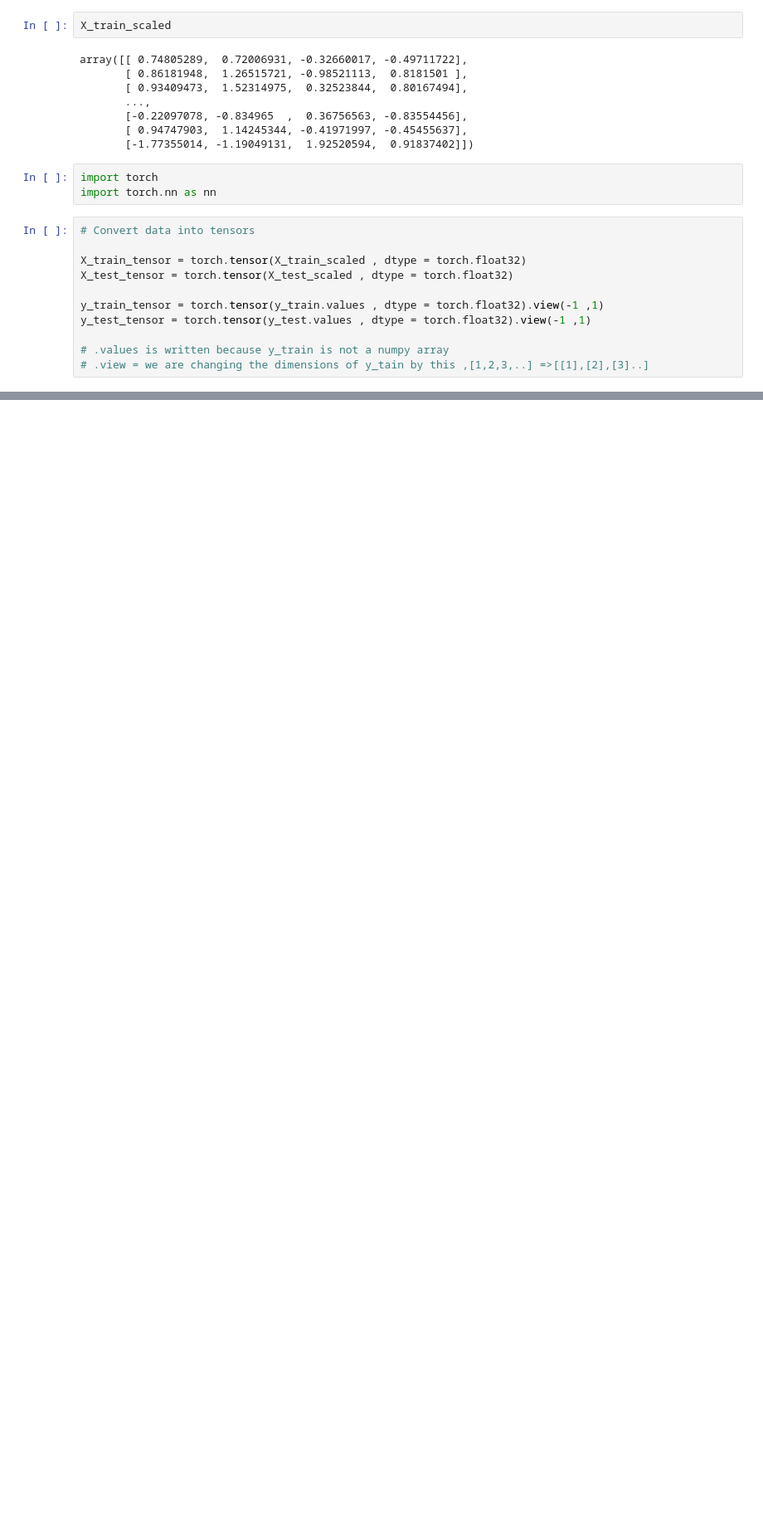
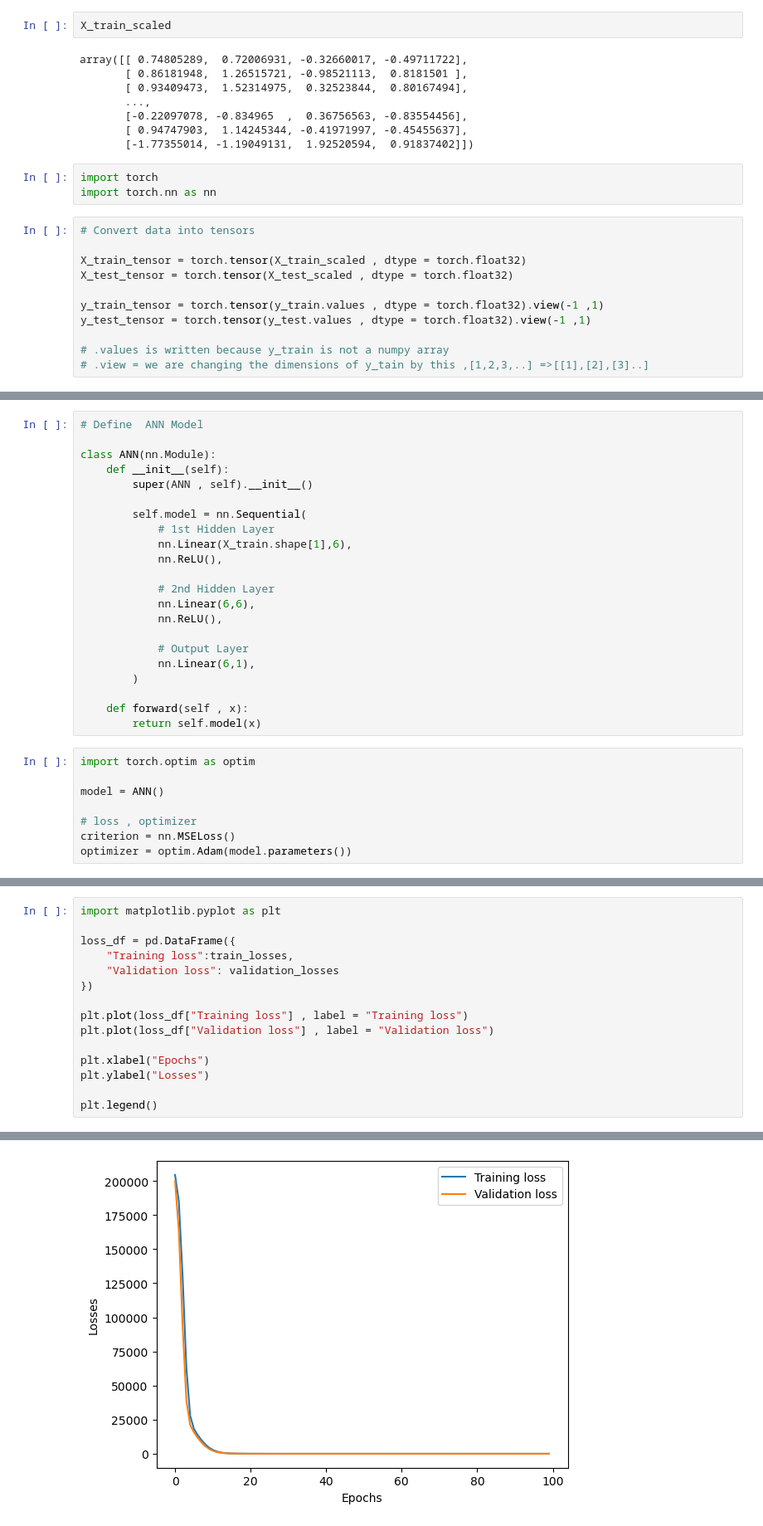
Before and after one commit to mayankchouhan263/Learning_AIML, a Jupyter notebook: Deep Learning/ANN_for_Regression.ipynb, the cells around one changed output, grey strips where cells are left out. Shown at 83% size. Saved outputs shown, nothing was run; the diff lists cells and outputs as text; blank space fills up the shorter version.

```diff
--- a/Deep Learning/ANN_for_Regression.ipynb
+++ b/Deep Learning/ANN_for_Regression.ipynb
@@ -84,0 +97,30 @@ y_test_tensor = torch.tensor(y_test.values , dtype = torch.float32).view(-1 ,1)
+# %%
+# Define  ANN Model
+
+class ANN(nn.Module):
+    def __init__(self):
+        super(ANN , self).__init__()
+
+        self.model = nn.Sequential(
+            # 1st Hidden Layer
+            nn.Linear(X_train.shape[1],6),
+            nn.ReLU(),
+
+            # 2nd Hidden Layer
+            nn.Linear(6,6),
+            nn.ReLU(),
+
+            # Output Layer
+            nn.Linear(6,1),
+        )
+
+    def forward(self , x):
+        return self.model(x)
+# %%
+import torch.optim as optim
+
+model = ANN()
+
+# loss , optimizer
+criterion = nn.MSELoss()
+optimizer = optim.Adam(model.parameters())
@@ -84,0 +193,16 @@ y_test_tensor = torch.tensor(y_test.values , dtype = torch.float32).view(-1 ,1)
+# %%
+import matplotlib.pyplot as plt
+
+loss_df = pd.DataFrame({
+    "Training loss":train_losses,
+    "Validation loss": validation_losses
+})
+
+plt.plot(loss_df["Training loss"] , label = "Training loss")
+plt.plot(loss_df["Validation loss"] , label = "Validation loss")
+
+plt.xlabel("Epochs")
+plt.ylabel("Losses")
+
+plt.legend()
+# %% [output]
@@ -84,0 +210 @@ y_test_tensor = torch.tensor(y_test.values , dtype = torch.float32).view(-1 ,1)
+[figure, added]
```
Also changed, not shown: parts of 11 cells of this notebook, 3 other files.
